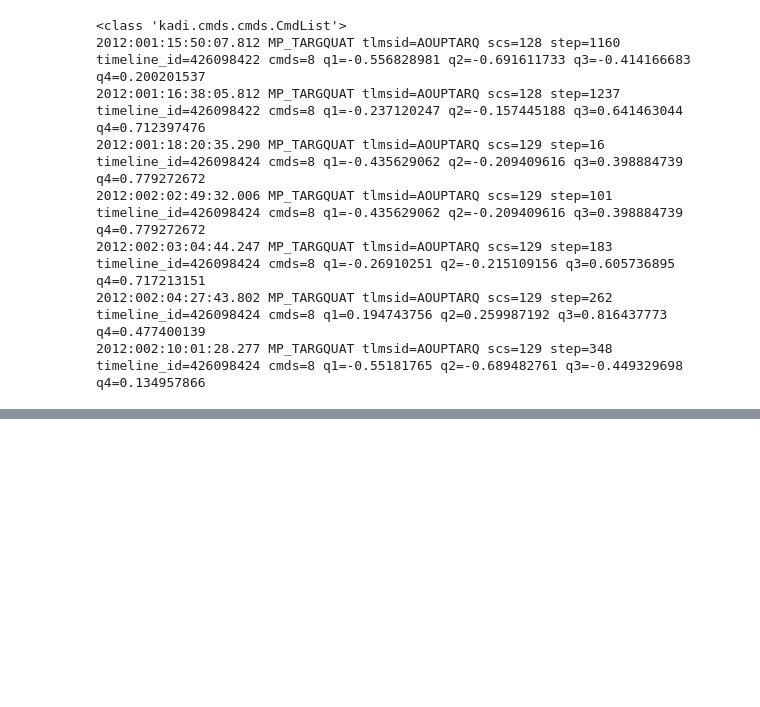
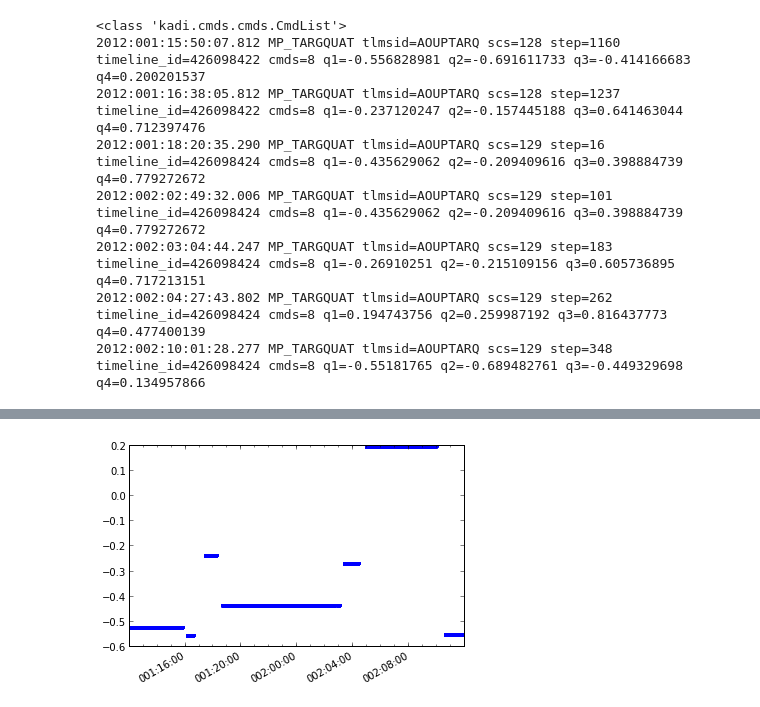
Before and after one commit to sot/kadi, a Jupyter notebook: kadi_demo.ipynb, the cells around one changed output, grey strips where cells are left out. Saved outputs shown, nothing was run; the diff lists cells and outputs as text; code cells hidden in the pictures; blank space fills up the shorter version.

```diff
--- a/kadi_demo.ipynb
+++ b/kadi_demo.ipynb
@@ -603,0 +665,2 @@ print cmds
+# %%
+dat = fetch.Msid('aoattqt1', '2012:001', '2012:002')
@@ -603,0 +669,4 @@ print cmds
+# %%
+out = plot_cxctime(dat.times, dat.vals, '.')
+# %% [output]
+[figure, added]
```
Also changed, not shown: parts of 7 cells of this notebook.
